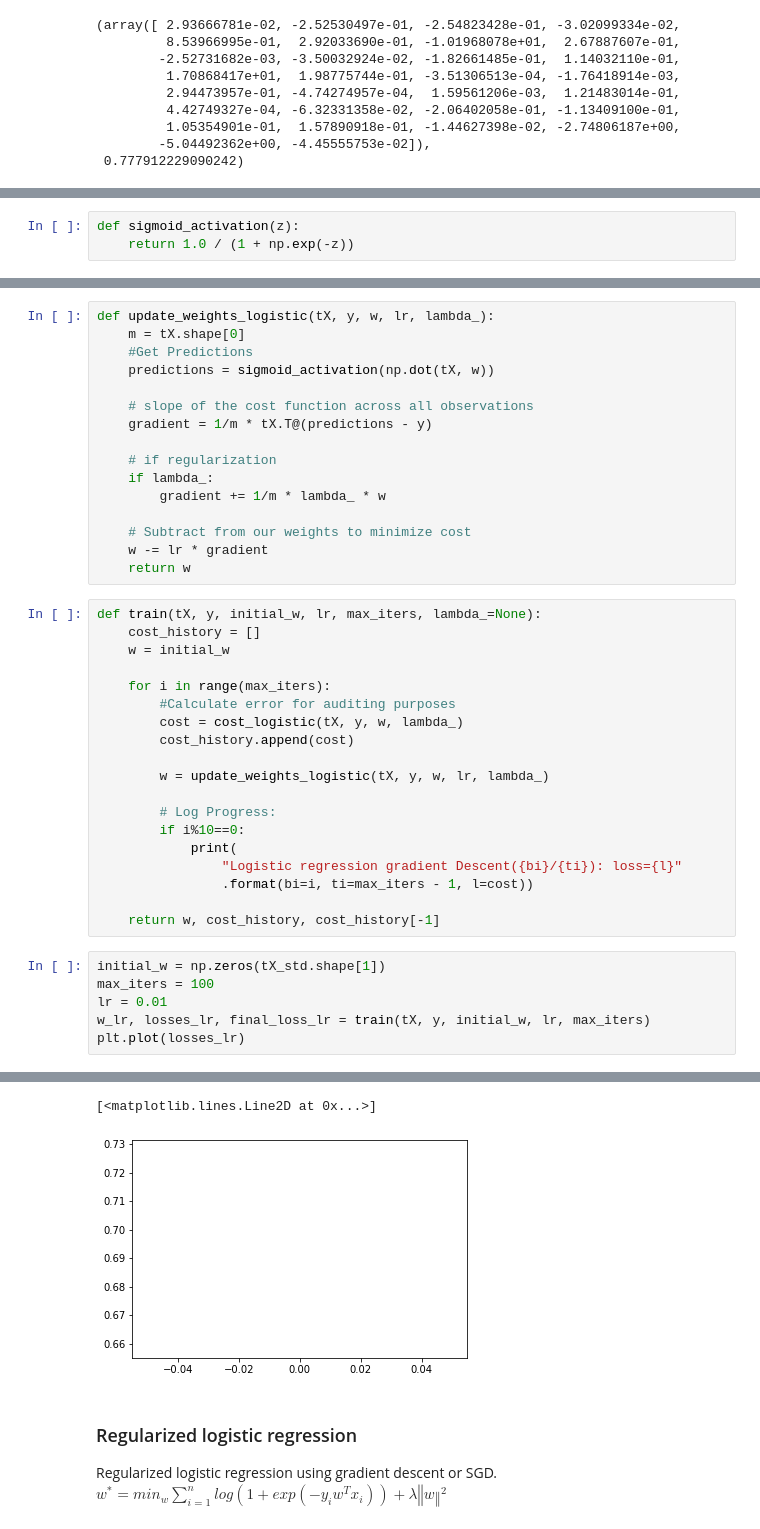
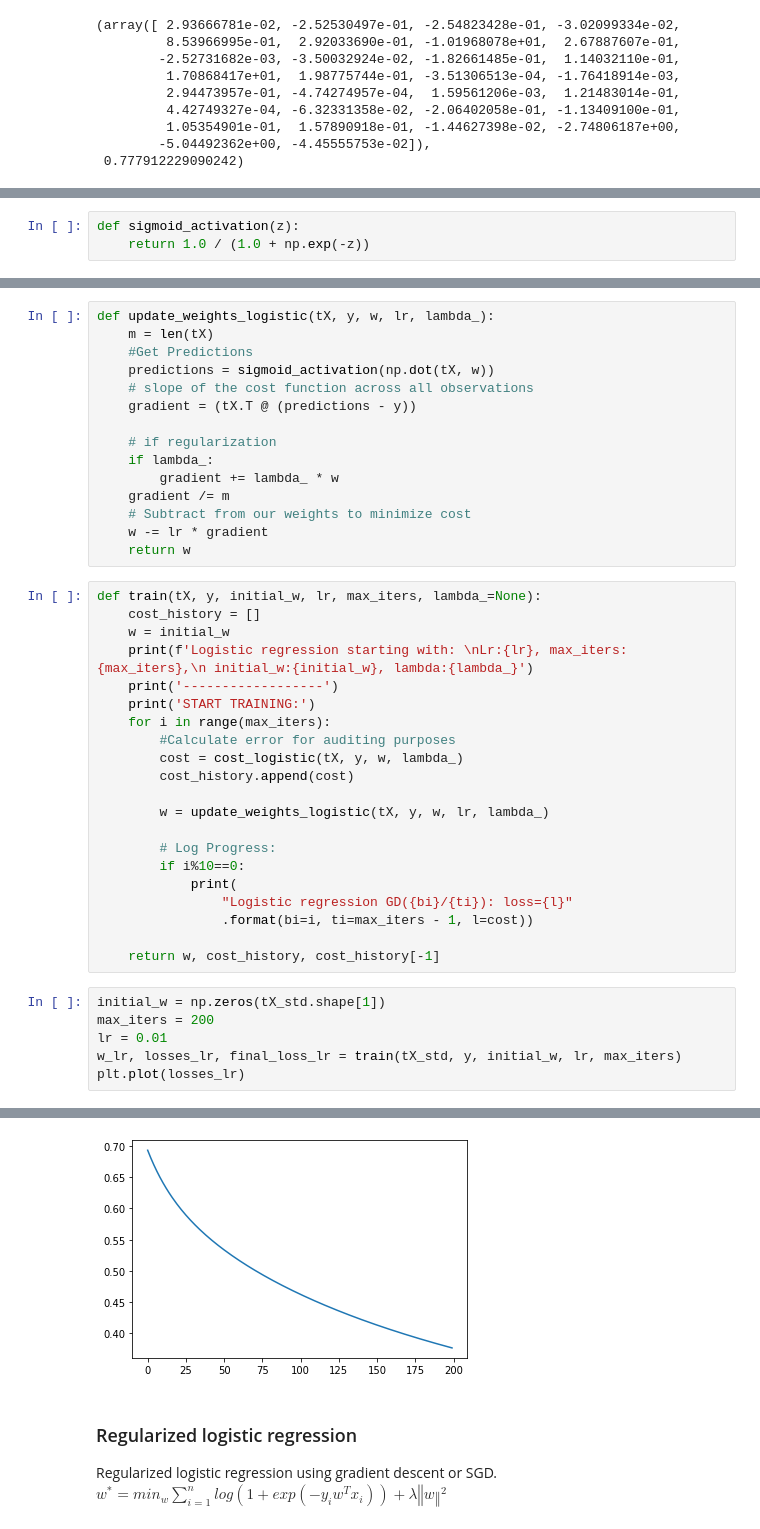
Before and after one commit to Dreyvor/ML_Project_1, a Jupyter notebook: source/project_1.ipynb, the cells around one changed output, grey strips where cells are left out. Drawn from its saved outputs; the diff is of its cells as text.

Commit message:
update logistic regression

```diff
--- a/source/project_1.ipynb
+++ b/source/project_1.ipynb
@@ -207,7 +207,7 @@ https://machinelearningmedium.com/2017/09/15/regularized-logistic-regression/
 - cost : $J(w) = -1/m (-y^T log (h)-(1-y)^T log (1-h)) + \lambda/(2m)||w||^2 ; h = sigmoid(Xw)$
 # %%
 def sigmoid_activation(z):
-    return 1.0 / (1 + np.exp(-z))
+    return 1.0 / (1.0 + np.exp(-z))
 # %%
 def cost_logistic(tX, y, w, lambda_):
     # Returns 1D array of probabilities that the class label == 1
@@ -225,17 +224,16 @@ def cost_logistic(tX, y, w, lambda_):
     return cost
 # %%
 def update_weights_logistic(tX, y, w, lr, lambda_):
-    m = tX.shape[0]
+    m = len(tX)
     #Get Predictions
     predictions = sigmoid_activation(np.dot(tX, w))
-
     # slope of the cost function across all observations
-    gradient = 1/m * tX.T@(predictions - y)
+    gradient = (tX.T @ (predictions - y))
 
     # if regularization
     if lambda_:
-        gradient += 1/m * lambda_ * w
-
+        gradient += lambda_ * w
+    gradient /= m
     # Subtract from our weights to minimize cost
     w -= lr * gradient
     return w
@@ -243,7 +241,9 @@ def update_weights_logistic(tX, y, w, lr, lambda_):
 def train(tX, y, initial_w, lr, max_iters, lambda_=None):
     cost_history = []
     w = initial_w
-
+    print(f'Logistic regression starting with: \nLr:{lr}, max_iters:{max_iters},\n initial_w:{initial_w}, lambda:{lambda_}')
+    print('------------------')
+    print('START TRAINING:')
     for i in range(max_iters):
         #Calculate error for auditing purposes
         cost = cost_logistic(tX, y, w, lambda_)
@@ -254,14 +254,14 @@ def train(tX, y, initial_w, lr, max_iters, lambda_=None):
         # Log Progress:
         if i%10==0:
             print(
-                "Logistic regression gradient Descent({bi}/{ti}): loss={l}"
+                "Logistic regression GD({bi}/{ti}): loss={l}"
                 .format(bi=i, ti=max_iters - 1, l=cost))
 
     return w, cost_history, cost_history[-1]
 # %%
 initial_w = np.zeros(tX_std.shape[1])
-max_iters = 100
+max_iters = 200
 lr = 0.01
-w_lr, losses_lr, final_loss_lr = train(tX, y, initial_w, lr, max_iters)
+w_lr, losses_lr, final_loss_lr = train(tX_std, y, initial_w, lr, max_iters)
 plt.plot(losses_lr)
 # %% [output]
@@ -278,5 +286,4 @@ Logistic regression gradient Descent(90/99): loss=nan
-[<matplotlib.lines.Line2D at 0x...>]
-[figure, old version]
+[figure, new version]
 # %% [markdown]
 ### Regularized logistic regression
 Regularized logistic regression using gradient descent or SGD. $ w^* = min_w \sum_{i=1}^n log(1+exp(-y_i w^T x_i)) +\lambda ‖w‖^2$
```
Also changed, not shown: parts of 4 cells of this notebook.
